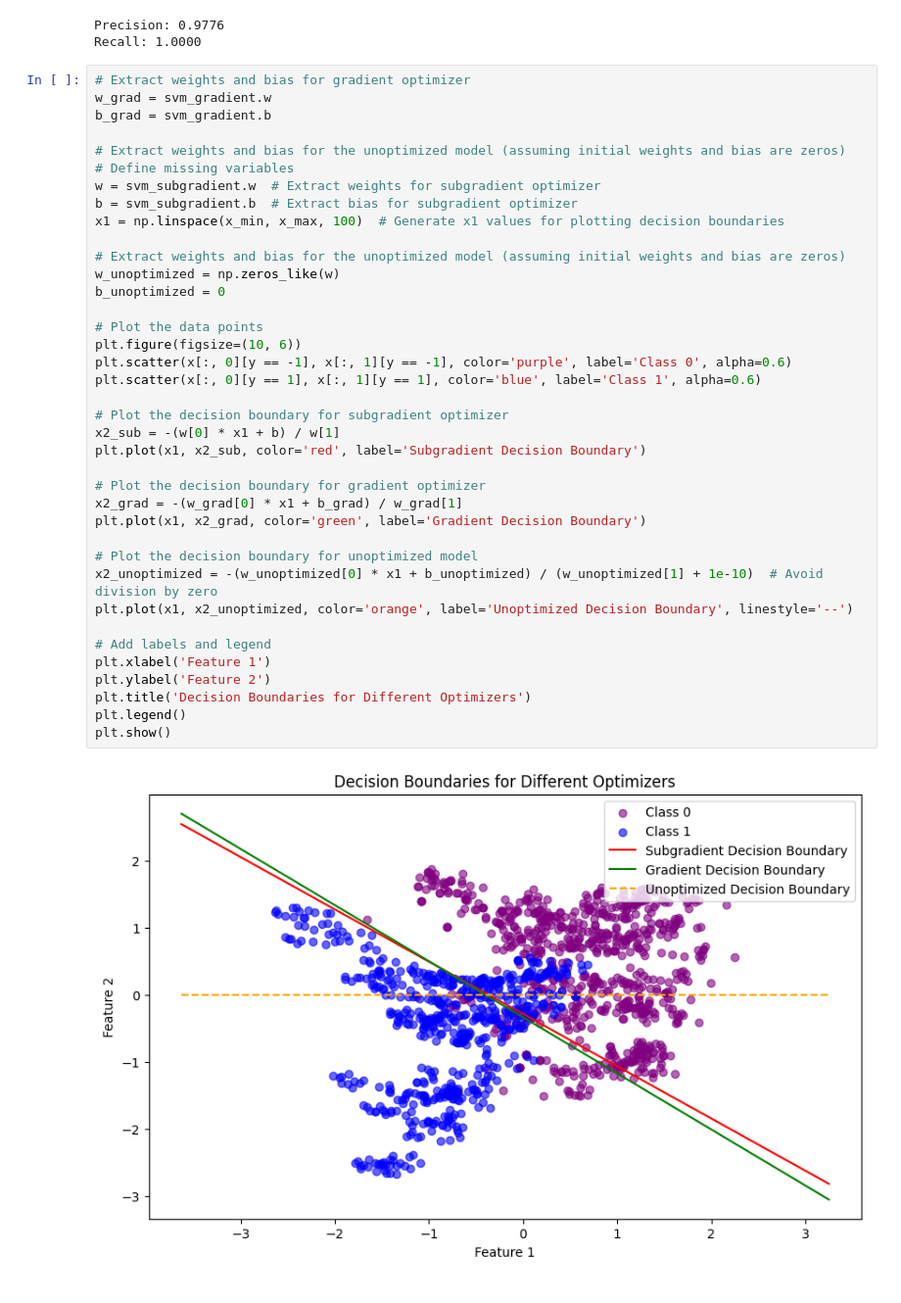
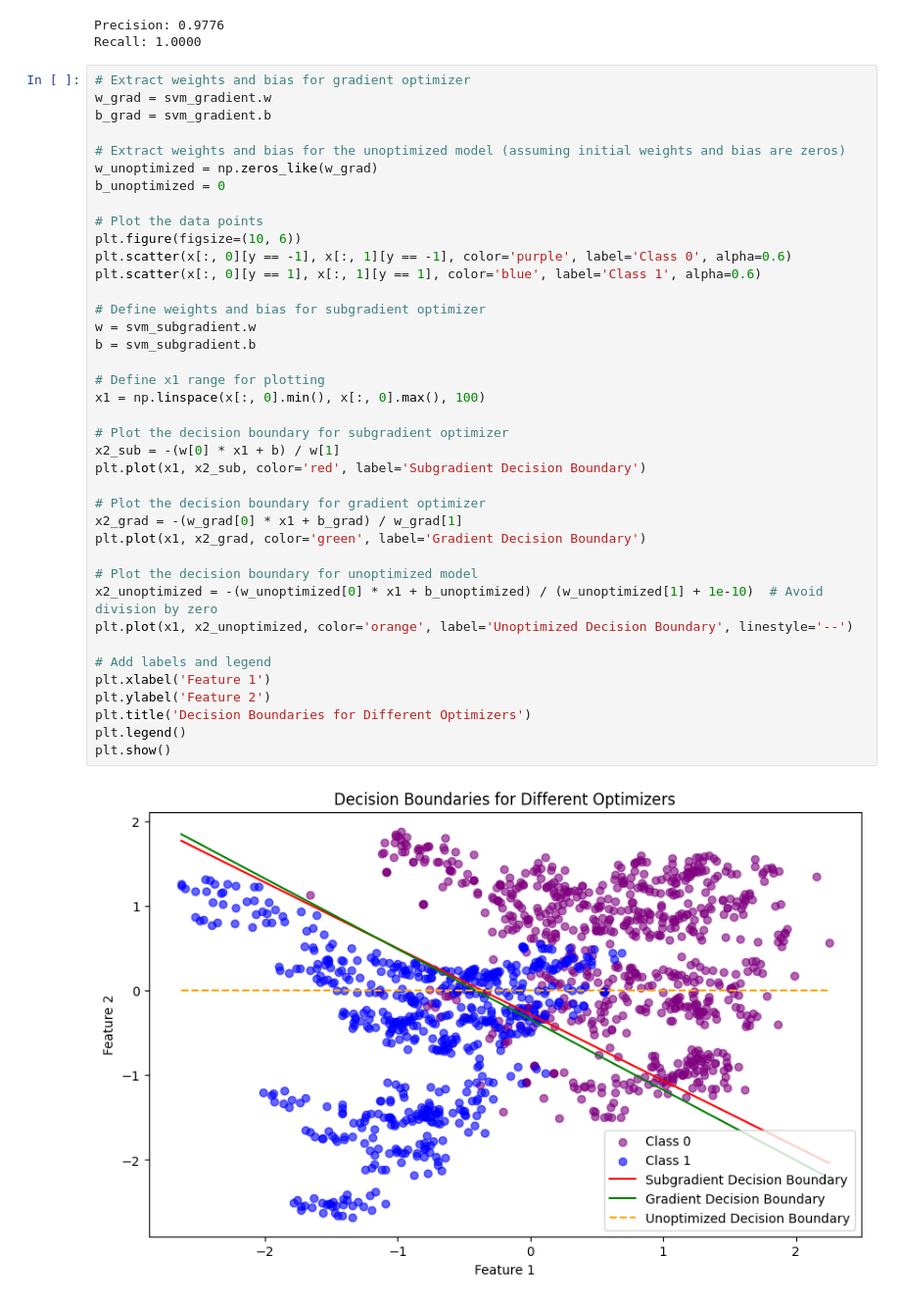
Before and after one commit to tokaM107/Model-optimization-using-Subgradient-and-Proximal-gradient-descent, a Jupyter notebook: convexproject.ipynb, the cells around one changed output. Shown at 98% size. Drawn from its saved outputs; the diff is of its cells as text.

```diff
--- a/convexproject.ipynb
+++ b/convexproject.ipynb
@@ -816,38 +809,39 @@ Recall: 1.0000
 w_grad = svm_gradient.w
 b_grad = svm_gradient.b
 
 # Extract weights and bias for the unoptimized model (assuming initial weights and bias are zeros)
-# Define missing variables
-w = svm_subgradient.w  # Extract weights for subgradient optimizer
-b = svm_subgradient.b  # Extract bias for subgradient optimizer
-x1 = np.linspace(x_min, x_max, 100)  # Generate x1 values for plotting decision boundaries
-
-# Extract weights and bias for the unoptimized model (assuming initial weights and bias are zeros)
-w_unoptimized = np.zeros_like(w)
+w_unoptimized = np.zeros_like(w_grad)
 b_unoptimized = 0
 
 # Plot the data points
 plt.figure(figsize=(10, 6))
 plt.scatter(x[:, 0][y == -1], x[:, 1][y == -1], color='purple', label='Class 0', alpha=0.6)
 plt.scatter(x[:, 0][y == 1], x[:, 1][y == 1], color='blue', label='Class 1', alpha=0.6)
+
+# Define weights and bias for subgradient optimizer
+w = svm_subgradient.w
+b = svm_subgradient.b
+
+# Define x1 range for plotting
+x1 = np.linspace(x[:, 0].min(), x[:, 0].max(), 100)
 
 # Plot the decision boundary for subgradient optimizer
 x2_sub = -(w[0] * x1 + b) / w[1]
 plt.plot(x1, x2_sub, color='red', label='Subgradient Decision Boundary')
 
 # Plot the decision boundary for gradient optimizer
 x2_grad = -(w_grad[0] * x1 + b_grad) / w_grad[1]
 plt.plot(x1, x2_grad, color='green', label='Gradient Decision Boundary')
 
 # Plot the decision boundary for unoptimized model
 x2_unoptimized = -(w_unoptimized[0] * x1 + b_unoptimized) / (w_unoptimized[1] + 1e-10)  # Avoid division by zero
 plt.plot(x1, x2_unoptimized, color='orange', label='Unoptimized Decision Boundary', linestyle='--')
 
 # Add labels and legend
 plt.xlabel('Feature 1')
 plt.ylabel('Feature 2')
 plt.title('Decision Boundaries for Different Optimizers')
 plt.legend()
 plt.show()
 # %% [output]
-[figure, old version]
+[figure, new version]
```
Also changed, not shown: parts of 16 cells of this notebook.
